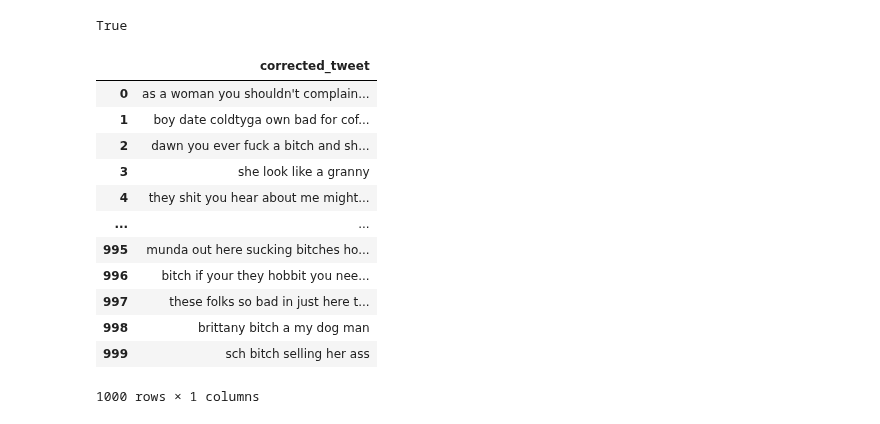
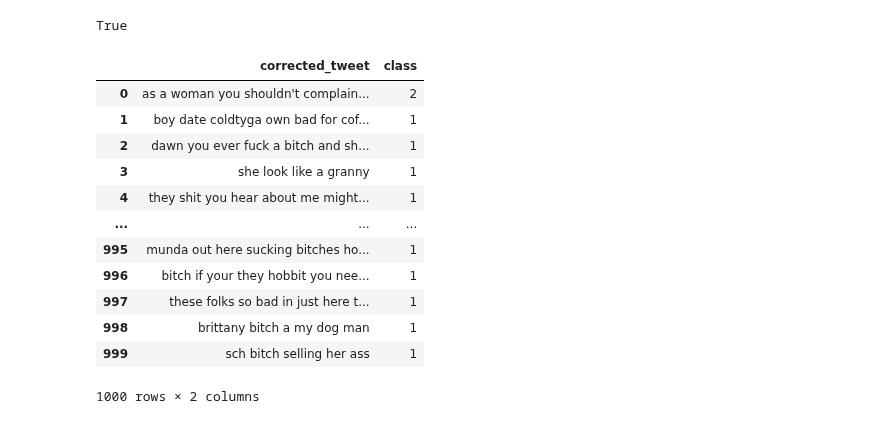
Before and after one commit to edwinvictor27/Hate_speech_detection_using_data_augmentation, a Jupyter notebook: notebooks_for_data_cleaning/converting_the_df_into_embeddings.ipynb, the cells around one changed output. Saved outputs shown, nothing was run; the diff lists cells and outputs as text; code cells hidden in the pictures.

```diff
--- a/notebooks_for_data_cleaning/converting_the_df_into_embeddings.ipynb
+++ b/notebooks_for_data_cleaning/converting_the_df_into_embeddings.ipynb
@@ -27,19 +50,19 @@ True
 # %%
 nlp = spacy.load("en_core_web_sm")
 # %%
-df = pd.read_csv("D:\\epita class notes\\semester - 3\\action learnign\\project repository\\Hate_speech_detection_using_data_augmentation\\Hate_speech_detection_using_data_augmentation\\data\\labeled_data_cleaned.csv")
+df = pd.read_csv("D:\\epita class notes\\semester - 3\\action learnign\\project repository\\Hate_speech_detection_using_data_augmentation\\Hate_speech_detection_using_data_augmentation\\data\\cleaned_dataset\\labeled_data_cleaned.csv")
 df
 # %% [output]
-|  | corrected_tweet |
-| 0 | as a woman you shouldn't complain... |
-| 1 | boy date coldtyga own bad for cof... |
-| 2 | dawn you ever fuck a bitch and sh... |
-| 3 | she look like a granny |
-| 4 | they shit you hear about me might... |
-| ... | ... |
-| 995 | munda out here sucking bitches ho... |
-| 996 | bitch if your they hobbit you nee... |
-| 997 | these folks so bad in just here t... |
-| 998 | brittany bitch a my dog man |
-| 999 | sch bitch selling her ass |
+|  | corrected_tweet | class |
+| 0 | as a woman you shouldn't complain... | 2 |
+| 1 | boy date coldtyga own bad for cof... | 1 |
+| 2 | dawn you ever fuck a bitch and sh... | 1 |
+| 3 | she look like a granny | 1 |
+| 4 | they shit you hear about me might... | 1 |
+| ... | ... | ... |
+| 995 | munda out here sucking bitches ho... | 1 |
+| 996 | bitch if your they hobbit you nee... | 1 |
+| 997 | these folks so bad in just here t... | 1 |
+| 998 | brittany bitch a my dog man | 1 |
+| 999 | sch bitch selling her ass | 1 |
-1000 rows × 1 columns
+1000 rows × 2 columns
```
Also changed, not shown: parts of 10 cells of this notebook.
